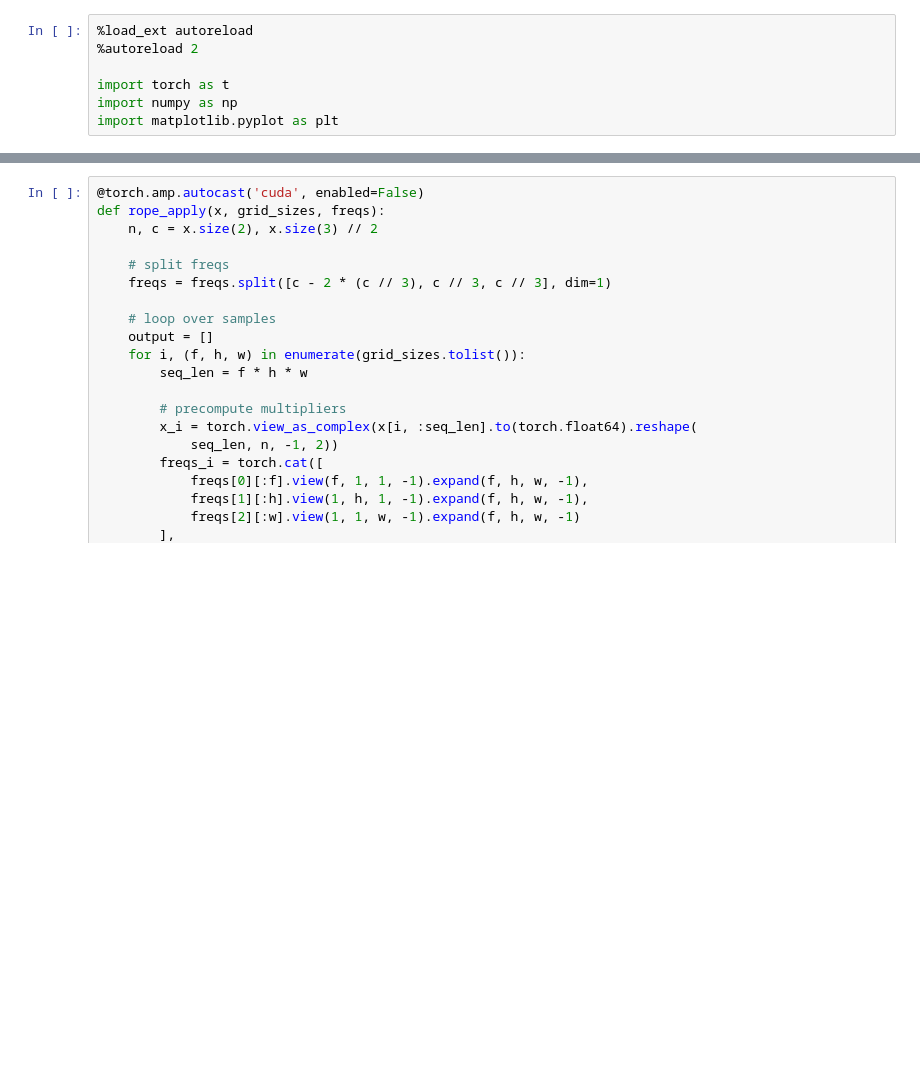
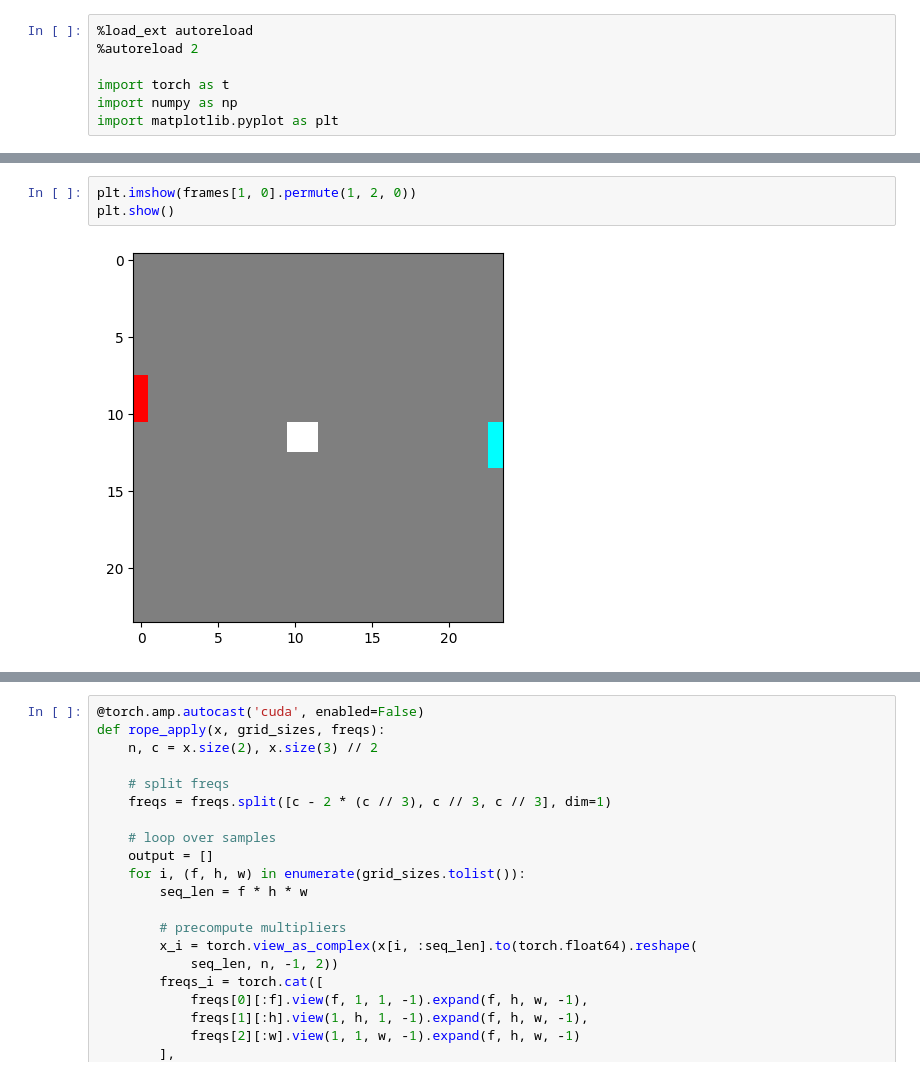
Before and after one commit to wendlerc/toy-wm, a Jupyter notebook: scratchpad.ipynb, the cells around one changed output, grey strips where cells are left out. Drawn from its saved outputs; the diff is of its cells as text; blank space fills up the shorter version.

```diff
--- a/scratchpad.ipynb
+++ b/scratchpad.ipynb
@@ -7,0 +74,5 @@ import matplotlib.pyplot as plt
+# %%
+plt.imshow(frames[1, 0].permute(1, 2, 0))
+plt.show()
+# %% [output]
+[figure, added]
```
Also changed, not shown: parts of 11 cells of this notebook, 5 other files.
